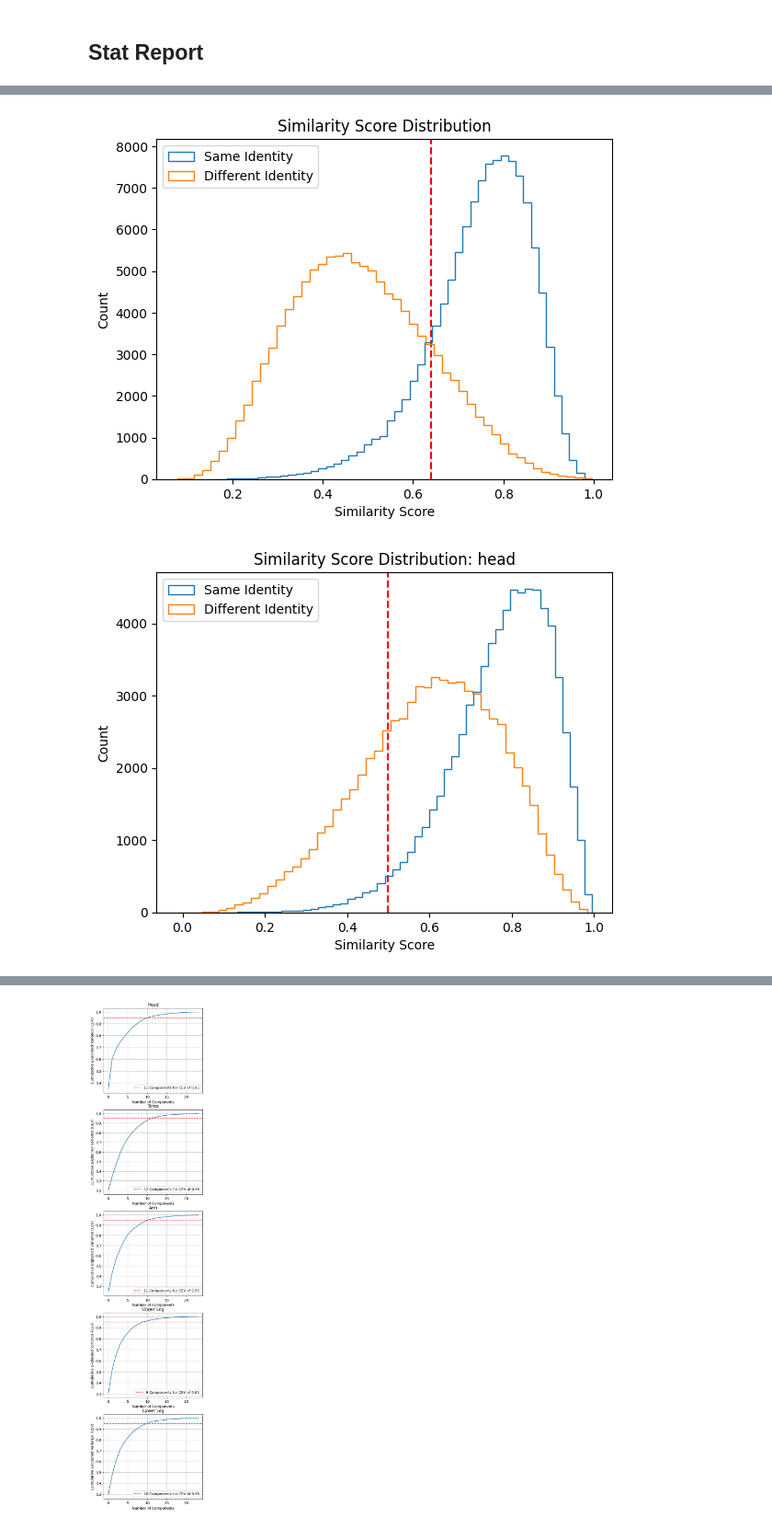
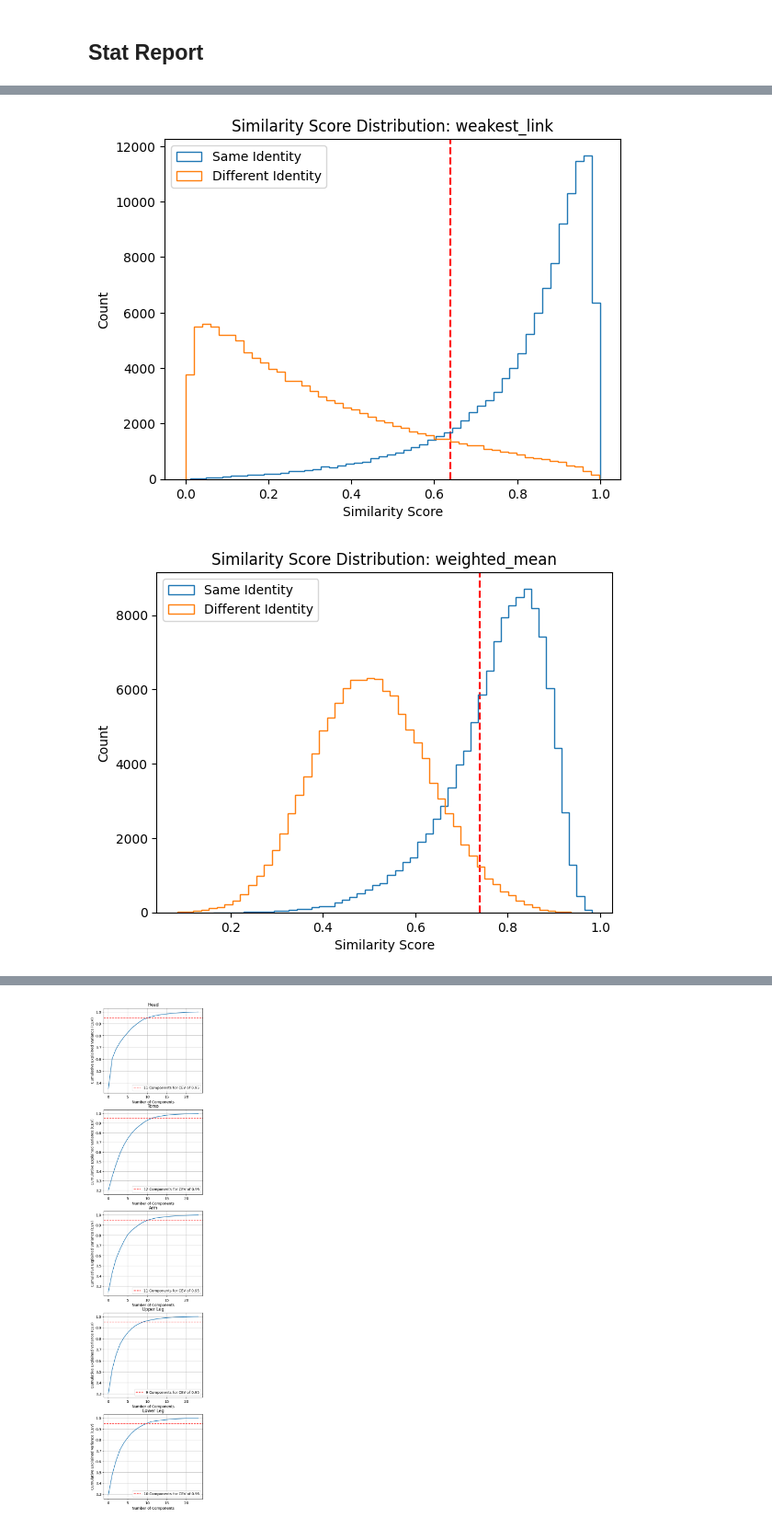
Before and after one commit to juhonamnam/realtime-re-id, a Jupyter notebook: re-id/main.ipynb, the cells around one changed output, grey strips where cells are left out. Shown at 92% size. Cells and saved outputs as stored; diff of their text form; code cells hidden in the pictures.

```diff
--- a/re-id/main.ipynb
+++ b/re-id/main.ipynb
@@ -962,7 +962,7 @@ model = ReIDModel(Config.model_variant,
                   pretrained=True,
                   backbone_pretrained=False).to(Config.device)
 # %%
-export_model = model.export().to(Config.device)
+export_model = model.export().to(Config.device).eval()
 
 dummy_input = torch.randn(1, 3, Config.input_resolution[0], Config.input_resolution[1]).to(Config.device)
 
@@ -1200,12 +1204,13 @@ for att_idx in range(Config.attention_num + Config.all):
 # %%
-WHOLE_SCORE_THRESHOLDS = Config.default_metric_thresholds
+TOTAL_SCORE_THRESHOLDS = Config.all_similarity.default_metric_thresholds
 PART_SCORE_THRESHOLDS = Config.default_thresholds
 
-for att_idx in range(Config.attention_num + 1):
-    threshold = TOTAL_SCORE_THRESHOLD if att_idx == 0 else PART_SCORE_THRESHOLDS[att_idx-1]
-    title = "Confusion Matrix" if att_idx == 0 else f"Confusion Matrix: {Config.attention_groups[att_idx - 1]['name']}"
+for idx in range(Config.attention_num + Config.all_similarity.metric_num):
+    threshold = TOTAL_SCORE_THRESHOLDS[idx] if idx < Config.all_similarity.metric_num else PART_SCORE_THRESHOLDS[idx - Config.all_similarity.metric_num]
+    title = (f"Confusion Matrix: {Config.all_similarity.similarity_metrics[idx]}" if idx < Config.all_similarity.metric_num
+             else f"Confusion Matrix: {Config.attention_groups[idx - Config.all_similarity.metric_num]['name']}")
 
-    disp = ConfusionMatrixDisplay(confusion_matrix(y_true[att_idx], [0 if y < threshold else 1 for y in y_pred[att_idx]]))
+    disp = ConfusionMatrixDisplay(confusion_matrix(y_true[idx], [0 if y < threshold else 1 for y in y_pred[idx]]))
     disp.plot()
     disp.ax_.set_title(title)
     plt.show()
@@ -1219,10 +1227,10 @@ for att_idx in range(Config.attention_num + 1):
 # %%
-for att_idx in range(Config.attention_num + 1):
-    threshold = TOTAL_SCORE_THRESHOLD if att_idx == 0 else PART_SCORE_THRESHOLDS[att_idx-1]
+for idx in range(Config.attention_num + Config.all_similarity.metric_num):
+    threshold = TOTAL_SCORE_THRESHOLDS[idx] if idx < Config.all_similarity.metric_num else PART_SCORE_THRESHOLDS[idx - Config.all_similarity.metric_num]
+    title = (f"Classification Report: {Config.all_similarity.similarity_metrics[idx]}" if idx < Config.all_similarity.metric_num
+             else f"Classification Report: {Config.attention_groups[idx - Config.all_similarity.metric_num]['name']}")
 
-    title = "Classification Report" if att_idx == 0 else f"Classification Report: {Config.attention_groups[att_idx - 1]['name']}"
-
-    report = classification_report(y_true[att_idx], [0 if y < threshold else 1 for y in y_pred[att_idx]])
+    report = classification_report(y_true[idx], [0 if y < threshold else 1 for y in y_pred[idx]])
     print()
     print(f"              {title}")
     print()
@@ -1249,39 +1257,39 @@ weighted avg       0.77      0.68      0.66    159534
 # %%
 bins = 50
 
-for att_idx in range(Config.attention_num + 1):
-    threshold = TOTAL_SCORE_THRESHOLD if att_idx == 0 else PART_SCORE_THRESHOLDS[att_idx-1]
-
-    title = "Similarity Score Distribution" if att_idx == 0 else f"Similarity Score Distribution: {Config.attention_groups[att_idx - 1]['name']}"
+for idx in range(Config.attention_num + Config.all_similarity.metric_num):
+    threshold = TOTAL_SCORE_THRESHOLDS[idx] if idx < Config.all_similarity.metric_num else PART_SCORE_THRESHOLDS[idx - Config.all_similarity.metric_num]
+    title = (f"Similarity Score Distribution: {Config.all_similarity.similarity_metrics[idx]}" if idx < Config.all_similarity.metric_num
+             else f"Similarity Score Distribution: {Config.attention_groups[idx - Config.all_similarity.metric_num]['name']}")
 
     y_true_scores = []
     y_false_scores = []
 
-    for i in range(len(y_true[att_idx])):
-        if y_true[att_idx][i]:
-            y_true_scores.append(y_pred[att_idx][i])
+    for i in range(len(y_true[idx])):
+        if y_true[idx][i]:
+            y_true_scores.append(y_pred[idx][i])
         else:
-            y_false_scores.append(y_pred[att_idx][i])
+            y_false_scores.append(y_pred[idx][i])
 
     y_true_scores.sort()
     y_false_scores.sort()
 
     plt.axvline(x=threshold, color='r', linestyle='dashed')
 
     plt.hist(y_true_scores,
              label="Same Identity",
              bins=50, histtype="step")
     plt.hist(y_false_scores,
              label="Different Identity",
              bins=50, histtype="step")
 
     plt.xlabel("Similarity Score")
     plt.ylabel("Count")
     plt.legend(loc="best")
 
     plt.title(title)
 
     plt.show()
 # %% [output]
-[figure, old version]
+[figure, new version]
-[figure, old version]
+[figure, new version]
```
Also changed, not shown: parts of 10 cells of this notebook.
